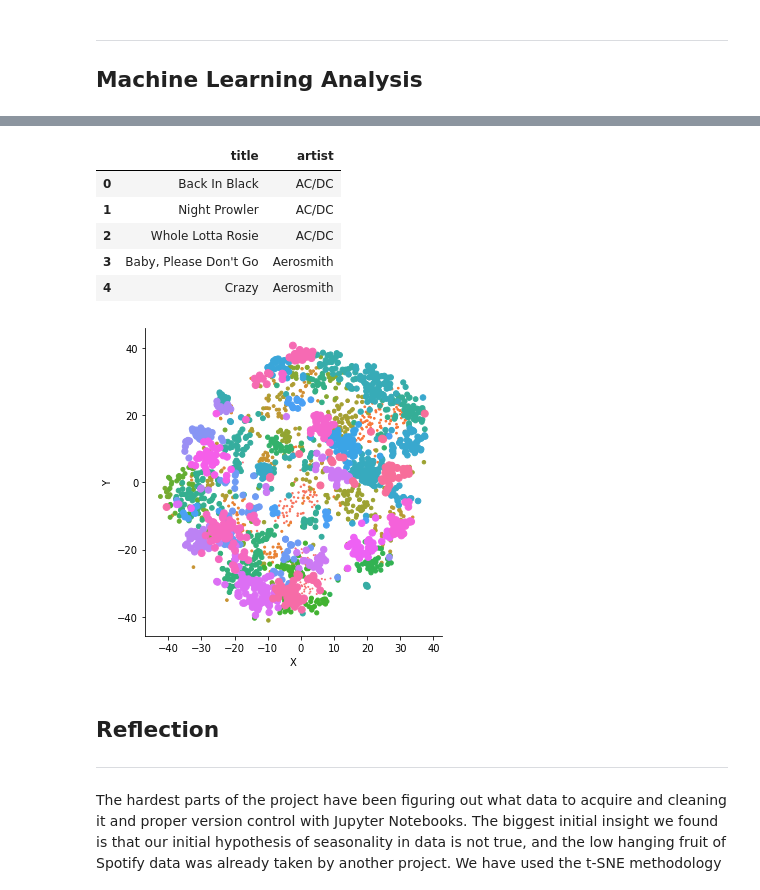
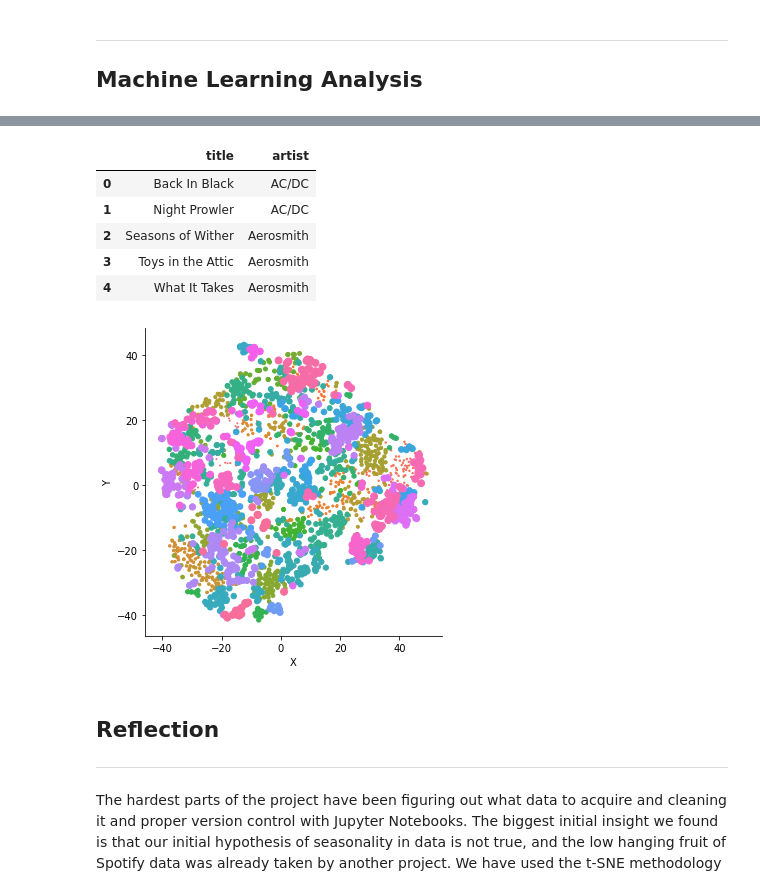
Before and after one commit to uic-cs418/cs418-s20-the-diatonics, a Jupyter notebook: CS418-Project.ipynb, the cells around one changed output, grey strips where cells are left out. Saved outputs shown, nothing was run; the diff lists cells and outputs as text; code cells hidden in the pictures.

Commit message:
more spotify cleanup

```diff
--- a/CS418-Project.ipynb
+++ b/CS418-Project.ipynb
@@ -47,6 +47,5 @@ Next, we take the title/artist strings we generated earlier, and retrieve the co
 # %%
 import spotify
 spotify_client = spotify.get_spotify_client()
-# getting the urls of each song
-urls = spotify.get_spotify_resource_url(title_artist, spotify_client)
+tracks_to_query = spotify.get_spotify_resource_urls(title_artist, spotify_client)
 # %% [output]
@@ -74,3 +70,5 @@ dataframe['title'] = raw_song_data['Song Clean']
+# %%
+tracks_with_audio_features = spotify.audio_features(tracks_to_query, spotify_client)
 # %% [markdown]
 And this is the resulting dataset:
 # %%
@@ -107,15 +105,17 @@ eda_data.describe()
 # %%
 # scalling loudness key and tempo so the values of all features are between 0 and 1
 scaler = MinMaxScaler()
-scaler.fit(dataframe[['loudness']])
-dataframe[['loudness']] = scaler.transform(dataframe[['loudness']])
-scaler.fit(dataframe[['key']])
-dataframe[['key']] = scaler.transform(dataframe[['key']])
-scaler.fit(dataframe[['tempo']])
-dataframe[['tempo']] = scaler.transform(dataframe[['tempo']])
+scaler.fit(tracks_with_audio_features[['loudness']])
+tracks_with_audio_features[['loudness']] = scaler.transform(tracks_with_audio_features[['loudness']])
+scaler.fit(tracks_with_audio_features[['key']])
+tracks_with_audio_features[['key']] = scaler.transform(tracks_with_audio_features[['key']])
+scaler.fit(tracks_with_audio_features[['tempo']])
+tracks_with_audio_features[['tempo']] = scaler.transform(tracks_with_audio_features[['tempo']])
 # %%
 # k-means clustering algorithm with 50 clusters
 km = KMeans(n_clusters=50)
-prediction = km.fit_predict(dataframe[['danceability', 'energy', 'key', 'loudness', 'speechiness', 'acousticness',                                   'instrumentalness', 'liveness', 'valence', 'tempo']])
-dataframe['cluster'] = prediction
+prediction = km.fit_predict(
+    tracks_with_audio_features[['danceability', 'energy', 'key', 'loudness', 'speechiness',
+                                'acousticness','instrumentalness', 'liveness', 'valence', 'tempo']])
+tracks_with_audio_features['cluster'] = prediction
 # %%
@@ -137,24 +137,24 @@ def recommend(song, dataframe):
     except:
         print('The requested song is not in dataframe.')
 # %%
-recommend('Back In Black', dataframe).head()
+recommend('Back In Black', tracks_with_audio_features).head()
 # %% [output]
 |  | title | artist |
 | 0 | Back In Black | AC/DC |
 | 1 | Night Prowler | AC/DC |
-| 2 | Whole Lotta Rosie | AC/DC |
-| 3 | Baby, Please Don't Go | Aerosmith |
-| 4 | Crazy | Aerosmith |
+| 2 | Seasons of Wither | Aerosmith |
+| 3 | Toys in the Attic | Aerosmith |
+| 4 | What It Takes | Aerosmith |
 # %%
-tsnedf = dataframe.drop(columns=['artist', 'title', 'cluster'])
+tsnedf = tracks_with_audio_features.copy().drop(columns=['artist', 'title', 'cluster'])
 model = TSNE(n_components=2, random_state=0, perplexity=50, learning_rate=900)
 tsne_object = model.fit_transform(tsnedf)
 tsne_df = pd.DataFrame(data=tsne_object, columns=('X', 'Y'))
 tsne_df['cluster'] = prediction
 sns.FacetGrid(tsne_df, hue='cluster', height=5).map(plt.scatter, 'X', 'Y', 'cluster')
 plt.show()
 # %% [output]
-[figure, old version]
+[figure, new version]
 # %%
 dataframe['baseline'] = 0
 i = 0
```
Also changed, not shown: parts of 6 cells of this notebook, 2 other files.
